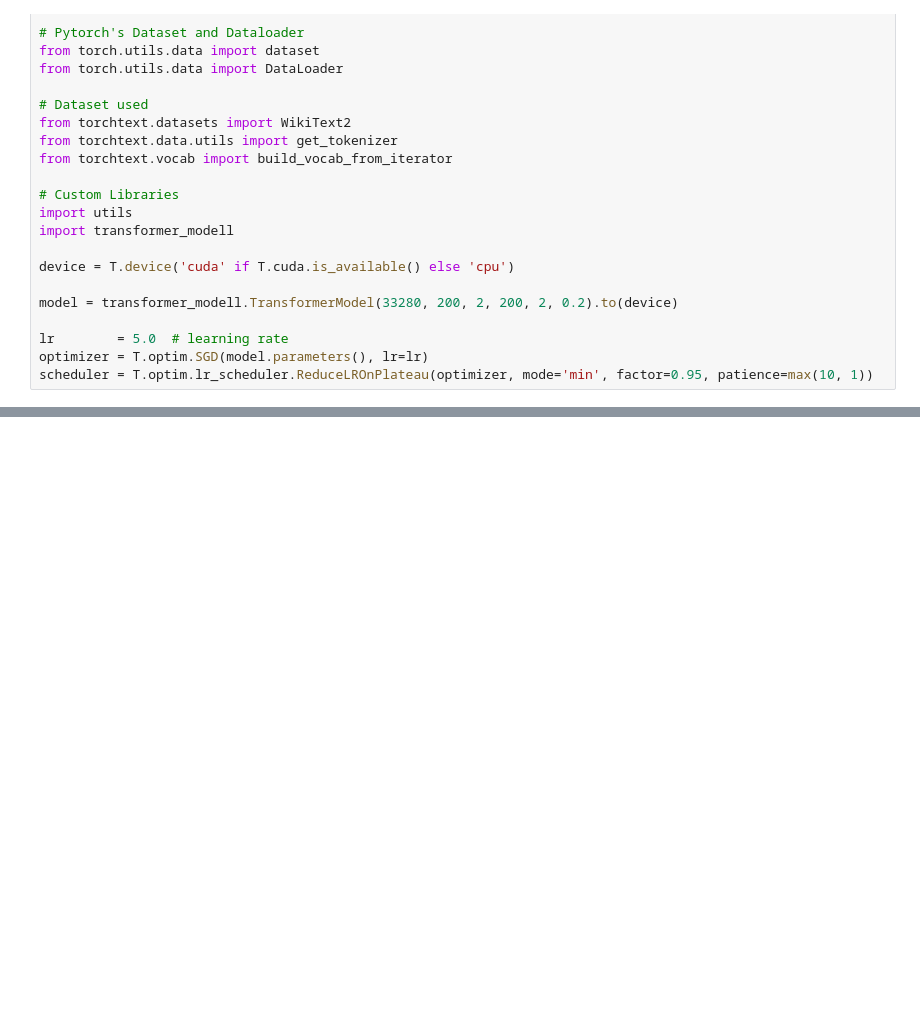
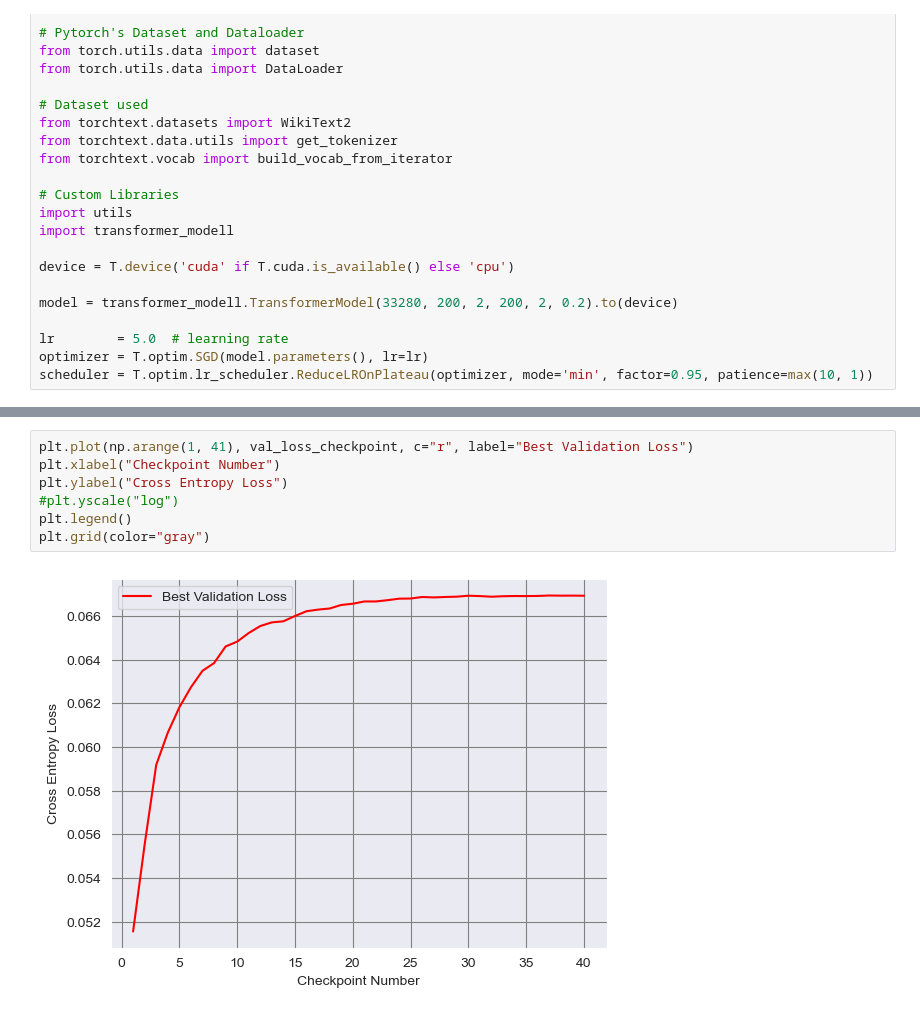
Before and after one commit to luca-scharr/CupCurriculum, a Jupyter notebook: testing_ground.ipynb, the cells around one changed output, grey strips where cells are left out. Saved outputs shown, nothing was run; the diff lists cells and outputs as text; blank space fills up the shorter version.

```diff
--- a/testing_ground.ipynb
+++ b/testing_ground.ipynb
@@ -134,0 +152,9 @@ plt.grid(color="gray")
+# %%
+plt.plot(np.arange(1, 41), val_loss_checkpoint, c="r", label="Best Validation Loss")
+plt.xlabel("Checkpoint Number")
+plt.ylabel("Cross Entropy Loss")
+#plt.yscale("log")
+plt.legend()
+plt.grid(color="gray")
+# %% [output]
+[figure, added]
```
Also changed, not shown: parts of 13 cells of this notebook.
